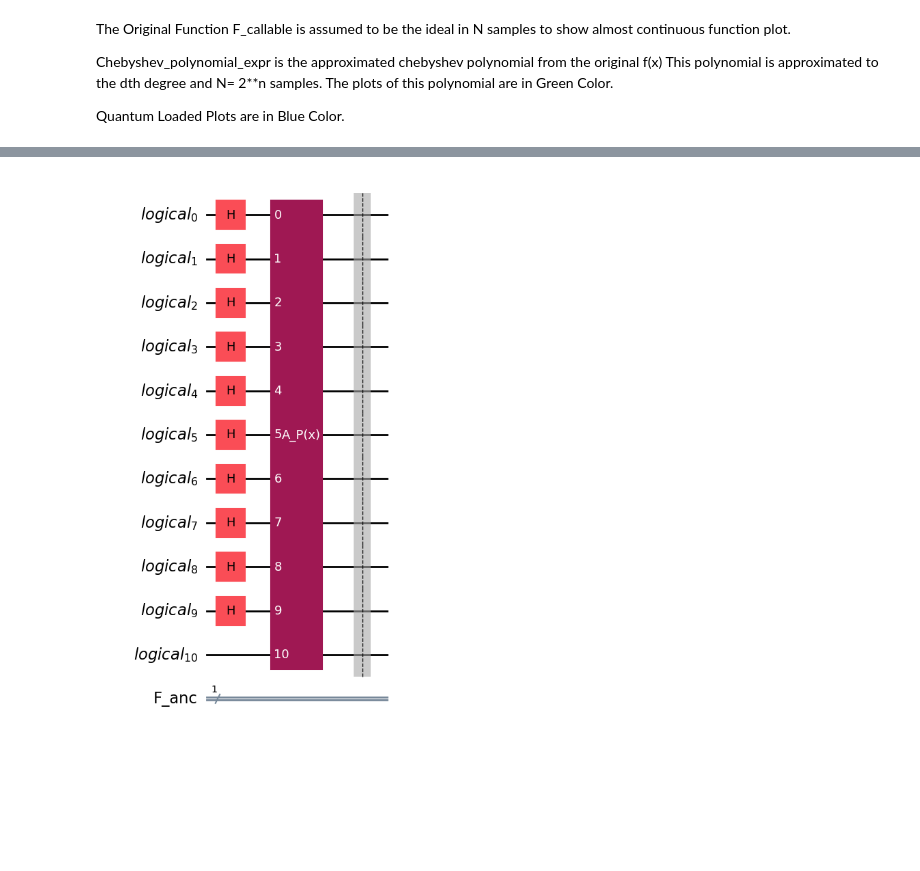
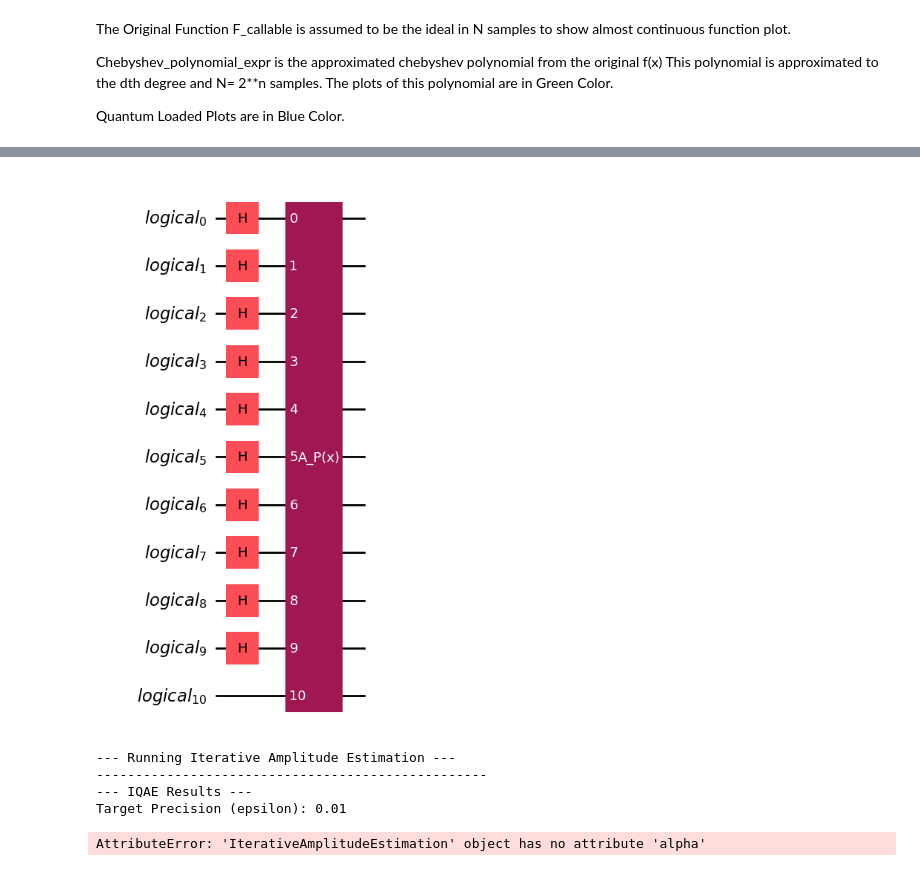
Before and after one commit to Adithya2685-git/Quantum-General-Integration-Algorithm, a Jupyter notebook: GQIA.ipynb, the cells around one changed output, grey strips where cells are left out. Cells and saved outputs as stored; diff of their text form; code cells hidden in the pictures; blank space fills up the shorter version.

```diff
--- a/GQIA.ipynb
+++ b/GQIA.ipynb
@@ -121,8 +120,9 @@ def getChebyshevPolynomial( sympy_symbol,sympy_func ,degree, lower_limit, upper_
     # 5. Calculate the scaling factor M = max(|f(x)|)
     # We find the max value by evaluating our new high-quality approximation on a fine grid.
     fine_grid_y = np.linspace(-1, 1, 1000)
-    max_f_val = np.max(np.abs(cheb_poly_fit(fine_grid_y)))
-    M =  max_f_val
+    interpolation_f =(cheb_poly_fit(fine_grid_y))
+    m= np.min(interpolation_f)
+    M = np.max(interpolation_f)
     print(f"M value for scaling is: {M:.4f}")
 
     # 6. Reconstruct a SymPy expression for display and symbolic integration
@@ -145,4 +145,4 @@ def getChebyshevPolynomial( sympy_symbol,sympy_func ,degree, lower_limit, upper_
     print(f"  - Approx value from poly = {approx_val_at_endpoint:.8f}")
     print(f"  - Absolute Error = {abs_error:.2e}")
 
-    return coeffs, M, chebyshev_sympy_g
+    return coeffs,m ,M, chebyshev_sympy_g
@@ -167,8 +318,11 @@ N=2**num_qubits
 # %%
 # Plot an unscaled approximated polyomial to show that the approximated graph is very close to the original.
 # Also Plot the |f(x)-P(x)| graph to show that the error is uniformly distributed.
-### NOTE: Here g(y) is returned. g(y)= f(x)* jac_scaling.  f(x)= g(y)/jac_scaling..
+### NOTE: Here g(y) is returned. g(y)= f(x)* jac_scaling.  f(x)= g(y)/jac_scaling
 #  jac_scaling=(upper-lower)/2
-chebyshev_coeffs, M,chebyshev_Polynomial= getChebyshevPolynomial(x,func, d, lower_limit, upper_limit)
-#The coefffs returned here are unscaled coeffs. Coeffs to load= chebyshev_coeffs/M
+# Thi existing code
+coeffs, m, M, chebyshev_Polynomial = getChebyshevPolynomial(x, func,14, lower_limit, upper_limit)
+
+theta_coeffs, scaling_info = extract_quantum_coefficients(coeffs, m, M, num_qubits)
+final_qiskit_coeffs = get_rotation_polynomial(theta_coeffs, num_qubits, d)
 # %% [output]
@@ -356,12 +522,11 @@ def AppendOperatorQ(num_qubits,qc,Qbit,polyOracle,inverted_polyOracle):
     return qc
 # %%
 
-polyOracle = PolynomialPauliRotationsGate(
+polyOracle = PolynomialPauliRotations(
     num_state_qubits=num_qubits,
-    coeffs=chebyshev_coeffs.tolist(),
-    basis='Y',label='A_P(x)'
+    coeffs=final_qiskit_coeffs,
+    basis='Y',name='A_P(x)'
 )
-
 
 inverted_polyOracle=polyOracle.inverse()
 
@@ -525,18 +690,48 @@ num_one_shots: [501, 486, 518, 485, 483, 489, 504, 491, 474, 485, 484, 483, 502,
 # %%
-
 Qbit= QuantumRegister(num_qubits+1,name='logical')
-C_anc= ClassicalRegister(1,name='F_anc')
-qc= QuantumCircuit(Qbit,C_anc)
+#C_anc= ClassicalRegister(1,name='F_anc')
+qc= QuantumCircuit(Qbit)
 
 for i in range(num_qubits):
     qc.h(Qbit[i])
 
 qc.append(polyOracle,Qbit)
-qc.barrier(Qbit)
+#qc.barrier(Qbit)
 
 qc.draw(output='mpl')
-
-IterativeAmplitudeEstimation(epsilon_target,alpha_confidence,confint_method="beta",
-                             min_ratio=2,sampler=sampler)
 # %% [output]
-[figure, old version]
+[figure, new version]
+# %%
+problem = EstimationProblem(
+    state_preparation=qc,
+    objective_qubits=[num_qubits]  # List of indices for your ancilla qubit(s)
+)
+
+
+# --- 3. Instantiate and Run IterativeAmplitudeEstimation ---
+# Set your desired precision (epsilon) and confidence level (alpha).
+
+epsilon_target = 0.01  # Target precision (e.g., 1% absolute error)
+alpha = 0.05           # Confidence level (1 - alpha = 95% confidence)
+
+
+iqae = IterativeAmplitudeEstimation(
+    epsilon_target=epsilon_target,
+    alpha=alpha,
+    sampler=sampler,
+    transpiler=pm
+)
+
+# Run the algorithm on your problem
+print("--- Running Iterative Amplitude Estimation ---")
+result = iqae.estimate(problem)
+print("-" * 50)
+
+
+# --- 4. Display the High-Precision Results ---
+# %% [output]
+--- Running Iterative Amplitude Estimation ---
+--------------------------------------------------
+--- IQAE Results ---
+Target Precision (epsilon): 0.01
+AttributeError: 'IterativeAmplitudeEstimation' object has no attribute 'alpha'
```
Also changed, not shown: parts of 16 cells of this notebook.
